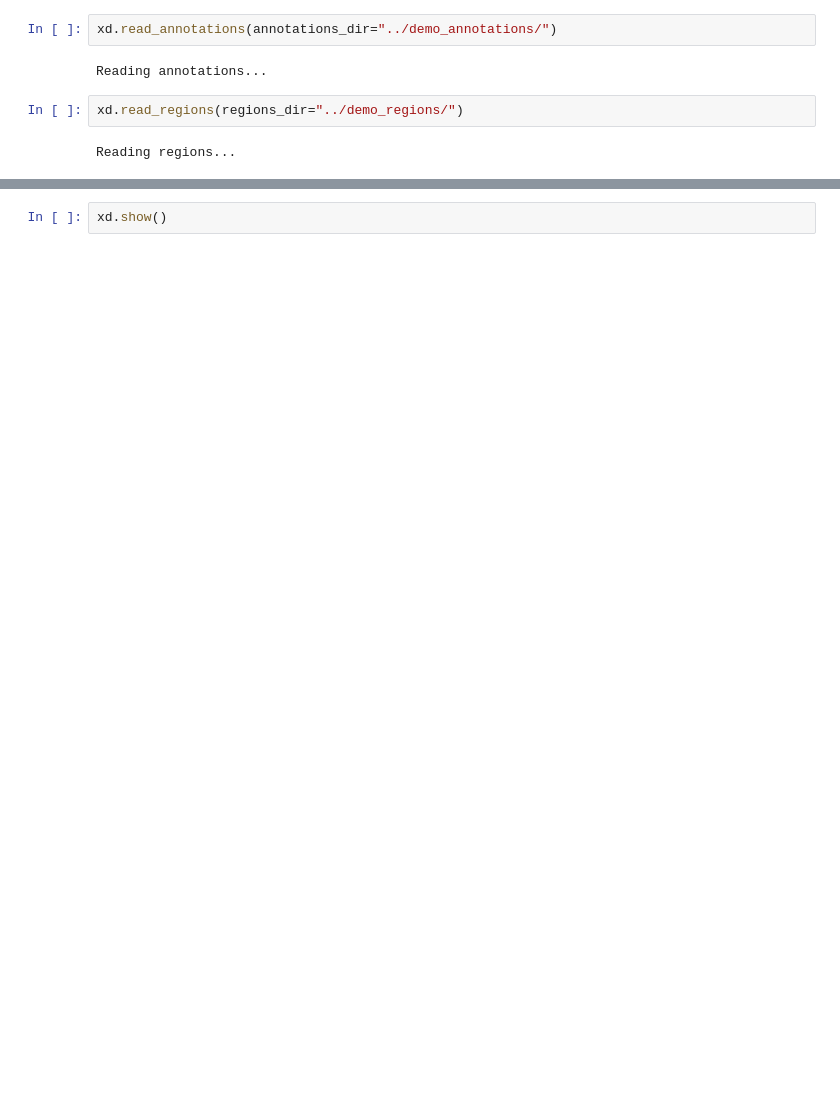
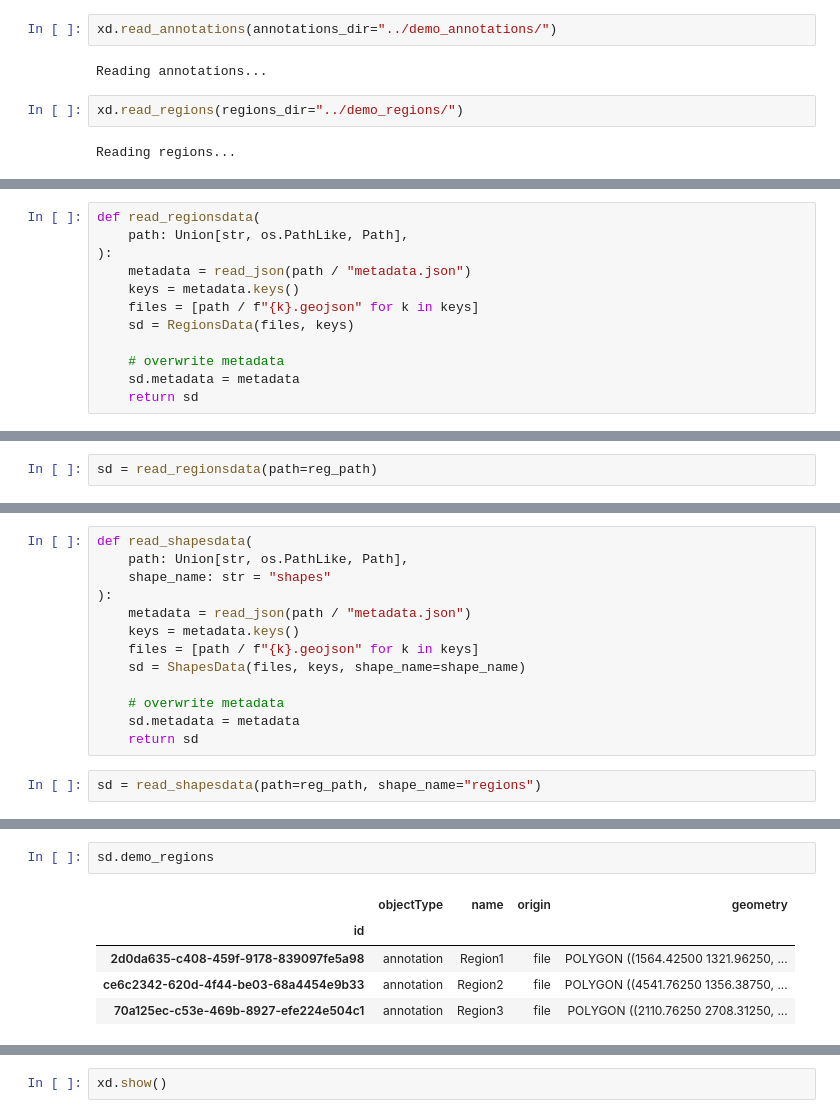
Before and after one commit to b-lemke98/InSituPy-1, a Jupyter notebook: notebooks/dev/04_InSituPy_regions_TMA_testing.ipynb, the cells around one changed output, grey strips where cells are left out. Saved outputs shown, nothing was run; the diff lists cells and outputs as text; blank space fills up the shorter version.

Commit message:
implemented read functions for annotationsdata and regionsdata and fixed bugs for reading and writing of xeniumdata. Closes #53

```diff
--- a/notebooks/dev/04_InSituPy_regions_TMA_testing.ipynb
+++ b/notebooks/dev/04_InSituPy_regions_TMA_testing.ipynb
@@ -134,0 +249,12 @@ xd.cells.boundaries.cellular
+# %%
+def read_regionsdata(
+    path: Union[str, os.PathLike, Path],
+):
+    metadata = read_json(path / "metadata.json")
+    keys = metadata.keys()
+    files = [path / f"{k}.geojson" for k in keys]
+    sd = RegionsData(files, keys)
+
+    # overwrite metadata
+    sd.metadata = metadata
+    return sd
@@ -134,0 +273,2 @@ xd.cells.boundaries.cellular
+# %%
+sd = read_regionsdata(path=reg_path)
@@ -134,0 +327,15 @@ xd.cells.boundaries.cellular
+# %%
+def read_shapesdata(
+    path: Union[str, os.PathLike, Path],
+    shape_name: str = "shapes"
+):
+    metadata = read_json(path / "metadata.json")
+    keys = metadata.keys()
+    files = [path / f"{k}.geojson" for k in keys]
+    sd = ShapesData(files, keys, shape_name=shape_name)
+
+    # overwrite metadata
+    sd.metadata = metadata
+    return sd
+# %%
+sd = read_shapesdata(path=reg_path, shape_name="regions")
@@ -134,0 +351,8 @@ xd.cells.boundaries.cellular
+# %%
+sd.demo_regions
+# %% [output]
+|  | objectType | name | origin | geometry |
+| id |  |  |  |  |
+| 2d0da635-c408-459f-9178-839097fe5a98 | annotation | Region1 | file | POLYGON ((1564.42500 1321.96250, ... |
+| ce6c2342-620d-4f44-be03-68a4454e9b33 | annotation | Region2 | file | POLYGON ((4541.76250 1356.38750, ... |
+| 70a125ec-c53e-469b-8927-efe224e504c1 | annotation | Region3 | file | POLYGON ((2110.76250 2708.31250, ... |
```
Also changed, not shown: parts of 56 cells of this notebook, 5 other files.
